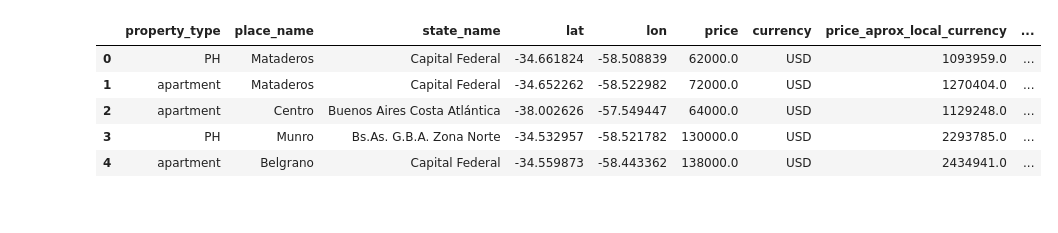
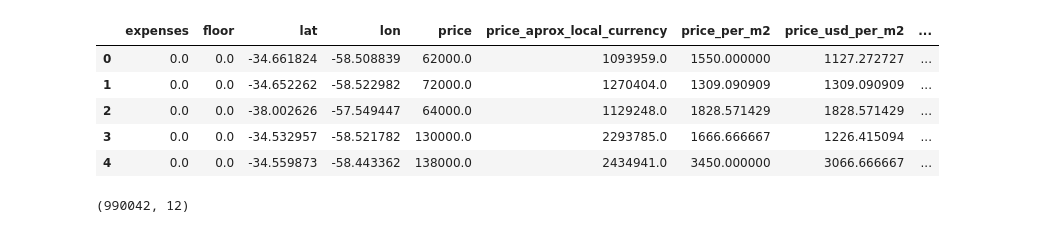
Before and after one commit to BrigliaAn/Properati-Machine-Learing, a Jupyter notebook: Test Regresion Lineal.ipynb, the cells around one changed output. Drawn from its saved outputs; the diff is of its cells as text; code cells hidden in the pictures.

```diff
--- a/Test Regresion Lineal.ipynb
+++ b/Test Regresion Lineal.ipynb
@@ -6,15 +7,18 @@ from matplotlib import pyplot as plt
 # %%
-props_2017 = pd.read_csv('props_2017_test.csv', sep=";")
-props_2017_filtered = props_2017.loc[:, (props_2017.columns != "price_aprox_usd") & (props_2017.columns != "currency") &  (props_2017.columns != "property_type") & (props_2017.columns != "place_name") & (props_2017.columns != "state_name") ]
-props_2017_filtered.fillna(value = 0 , inplace="True")
-props_2017.head()
+props = pd.read_csv('props_train.csv',low_memory=False)
+props_filtered = props.loc[:, (props.columns != "price_aprox_usd") & (props.columns != "currency") &  (props.columns != "property_type") & (props.columns != "place_name") & (props.columns != "state_name") ]
+props_filtered.fillna(value = 0 , inplace="True")
+props_filtered.head()
 # %% [output]
-|  | property_type | place_name | state_name | lat | lon | price | currency | price_aprox_local_currency | ... |
-| 0 | PH | Mataderos | Capital Federal | -34.661824 | -58.508839 | 62000.0 | USD | 1093959.0 | ... |
-| 1 | apartment | Mataderos | Capital Federal | -34.652262 | -58.522982 | 72000.0 | USD | 1270404.0 | ... |
-| 2 | apartment | Centro | Buenos Aires Costa Atlántica | -38.002626 | -57.549447 | 64000.0 | USD | 1129248.0 | ... |
-| 3 | PH | Munro | Bs.As. G.B.A. Zona Norte | -34.532957 | -58.521782 | 130000.0 | USD | 2293785.0 | ... |
-| 4 | apartment | Belgrano | Capital Federal | -34.559873 | -58.443362 | 138000.0 | USD | 2434941.0 | ... |
+|  | expenses | floor | lat | lon | price | price_aprox_local_currency | price_per_m2 | price_usd_per_m2 | ... |
+| 0 | 0.0 | 0.0 | -34.661824 | -58.508839 | 62000.0 | 1093959.0 | 1550.000000 | 1127.272727 | ... |
+| 1 | 0.0 | 0.0 | -34.652262 | -58.522982 | 72000.0 | 1270404.0 | 1309.090909 | 1309.090909 | ... |
+| 2 | 0.0 | 0.0 | -38.002626 | -57.549447 | 64000.0 | 1129248.0 | 1828.571429 | 1828.571429 | ... |
+| 3 | 0.0 | 0.0 | -34.532957 | -58.521782 | 130000.0 | 2293785.0 | 1666.666667 | 1226.415094 | ... |
+| 4 | 0.0 | 0.0 | -34.559873 | -58.443362 | 138000.0 | 2434941.0 | 3450.000000 | 3066.666667 | ... |
 # %%
-X = props_2017_filtered
-y = props_2017["price_aprox_usd"]
+X = props_filtered
+y = props["price_aprox_usd"]
+X.shape
+# %% [output]
+(990042, 12)
```
Also changed, not shown: parts of 10 cells of this notebook, 2 other files.
